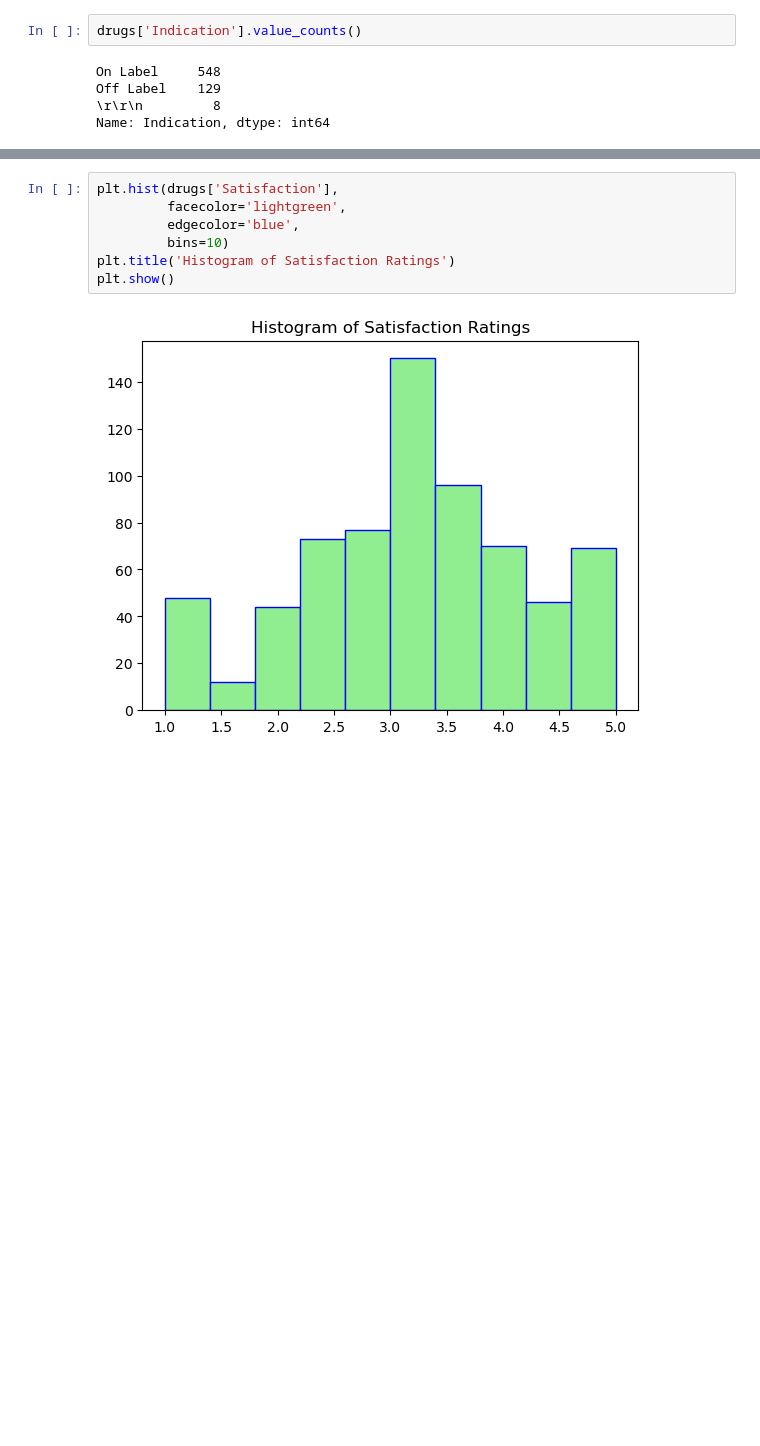
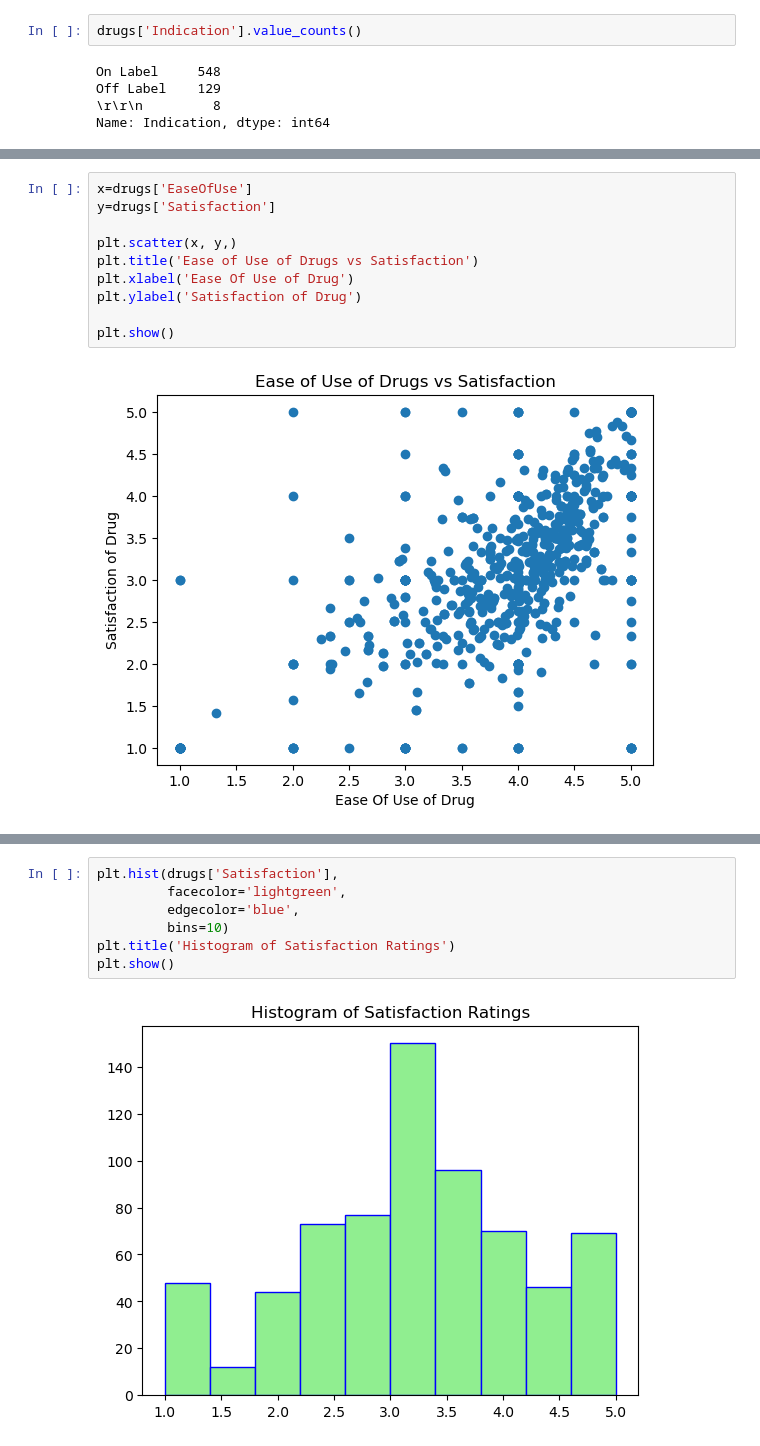
Before and after one commit to tessouthere/TP1_TEA_MJC, a Jupyter notebook: TP1_TEA_MC.ipynb, the cells around one changed output, grey strips where cells are left out. Cells and saved outputs as stored; diff of their text form; blank space fills up the shorter version.

```diff
--- a/TP1_TEA_MC.ipynb
+++ b/TP1_TEA_MC.ipynb
@@ -95,0 +139,12 @@ Name: Indication, dtype: int64
+# %%
+x=drugs['EaseOfUse']
+y=drugs['Satisfaction']
+
+plt.scatter(x, y,)
+plt.title('Ease of Use of Drugs vs Satisfaction')
+plt.xlabel('Ease Of Use of Drug')
+plt.ylabel('Satisfaction of Drug')
+
+plt.show()
+# %% [output]
+[figure, added]
```
Also changed, not shown: parts of 11 cells of this notebook.
